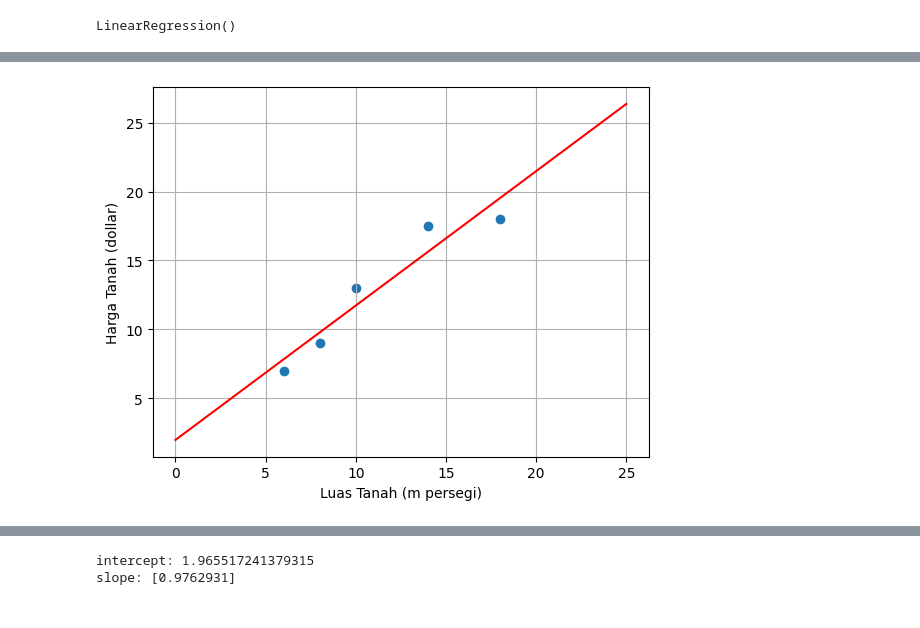
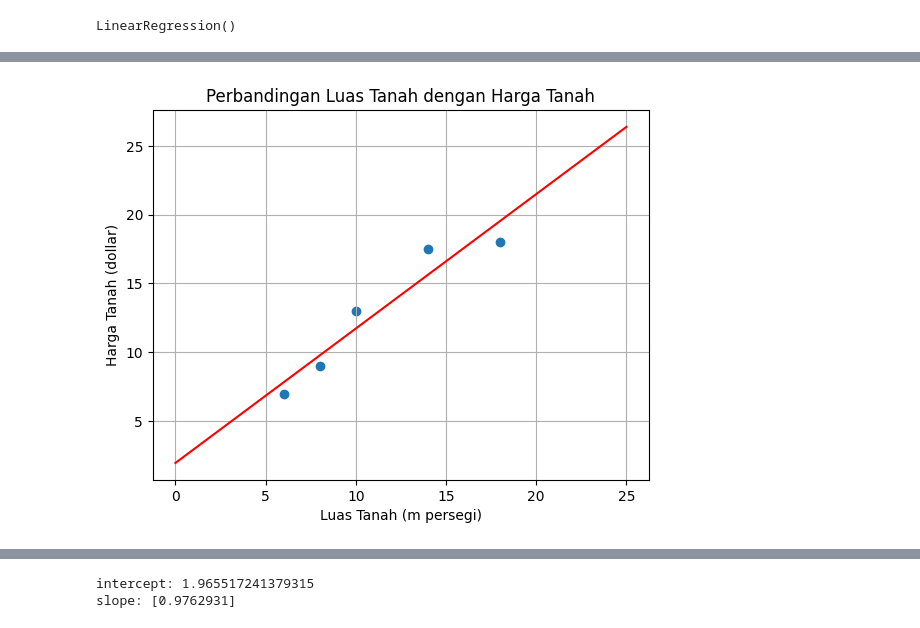
Before and after one commit to laraagasii/DIF62130_B_24-25_2311531002_HanifahLaramaAgasi, a Jupyter notebook: Praktikum1/SimpleLinearRegression.ipynb, the cells around one changed output, grey strips where cells are left out. Saved outputs shown, nothing was run; the diff lists cells and outputs as text; code cells hidden in the pictures.

```diff
--- a/Praktikum1/SimpleLinearRegression.ipynb
+++ b/Praktikum1/SimpleLinearRegression.ipynb
@@ -64,13 +131,13 @@ y_vis = model.predict(X_vis)
 # %%
 plt.scatter(X, y)
 plt.plot(X_vis, y_vis, c='red')
 
-plt.title=('Perbandingan Luas Tanah dengan Harga Tanah')
+plt.title('Perbandingan Luas Tanah dengan Harga Tanah')
 plt.xlabel('Luas Tanah (m persegi)')
 plt.ylabel('Harga Tanah (dollar)')
 # plt.xlim(0, 25)
 # plt.ylim(0, 25)
 plt.grid(True)
 plt.show()
 # %% [output]
-[figure, old version]
+[figure, new version]
```
Also changed, not shown: parts of 20 cells of this notebook.
